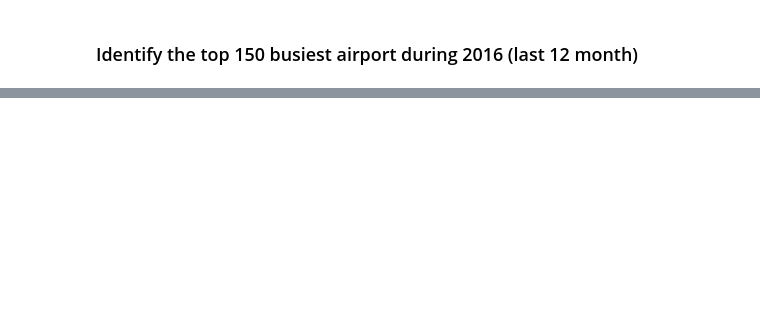
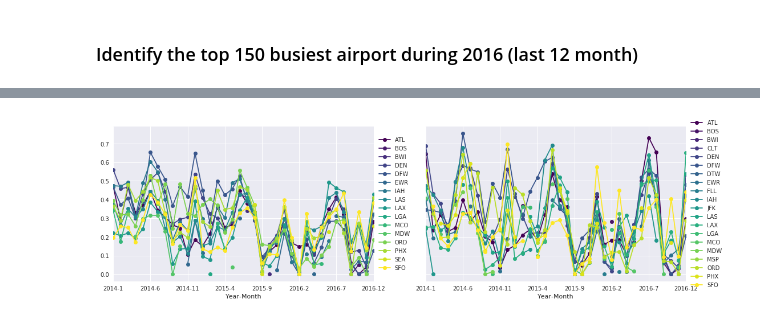
Before and after one commit to ShuangLiBCM/ML_projects, a Jupyter notebook: MindStrong_interview/MS_solutions2.ipynb, the cells around one changed output, grey strips where cells are left out. Saved outputs shown, nothing was run; the diff lists cells and outputs as text; code cells hidden in the pictures; blank space fills up the shorter version.

```diff
--- a/MindStrong_interview/MS_solutions2.ipynb
+++ b/MindStrong_interview/MS_solutions2.ipynb
@@ -234,0 +452,33 @@ _, top150_ori = findBusyAirport(data[data['Year']==2016], airptkey= 'DestAirport
+# %%
+def standardization(df):
+
+    for i in range(len(df.columns)):
+        col_max = np.nanmax(df[df.columns[i]])
+        col_min = np.nanmin(df[df.columns[i]])
+        df[df.columns[i]] = (df[df.columns[i]] - col_min)/col_max
+
+    return df
+# %%
+fig, ax = plt.subplots(1, 2, sharey=True)
+fig.set_figheight(5)
+fig.set_figwidth(18)
+
+yy_m, top_delay_freq = findTimeAirport(data[data['DepDelay']>0], airptkey='Origin', timeperiod='YY-M', topn=10, agg_key='DepDelayMinutes', agg_way='count')
+top_delay_freq = pd.DataFrame(top_delay_freq)
+top_delay_freq_ori = top_delay_freq.copy()
+top_delay_freq = standardization(top_delay_freq)
+top_delay_freq['Year-Month'] = [str(yy_m[i]//100) + '-' + str(yy_m[i]-yy_m[i]//100*100) for i in range(len(yy_m))]
+top_delay_freq.plot(x='Year-Month', marker='o',  cmap=plt.cm.get_cmap('viridis'), ax=ax[0])
+
+yy_m, top_delay_min = findTimeAirport(data[data['DepDelay']>0], airptkey='Origin', timeperiod='YY-M', topn=10, agg_key='DepDelayMinutes', agg_way='sum')
+top_delay_min = pd.DataFrame(top_delay_min)
+top_delay_min_ori = top_delay_min.copy()
+top_delay_min = standardization(top_delay_min)
+top_delay_min['Year-Month'] = [str(yy_m[i]//100) + '-' + str(yy_m[i]-yy_m[i]//100*100) for i in range(len(yy_m))]
+top_delay_min.plot(x='Year-Month', marker='o',  cmap=plt.cm.get_cmap('viridis'), ax=ax[1])
+
+ax[0].legend(loc='center left', bbox_to_anchor=(1.0, 0.5))
+ax[1].legend(loc='center left', bbox_to_anchor=(1.0, 0.5))
+plt.show()
+# %% [output]
+[figure, added]
```
Also changed, not shown: parts of 136 cells of this notebook, 2 other files.
